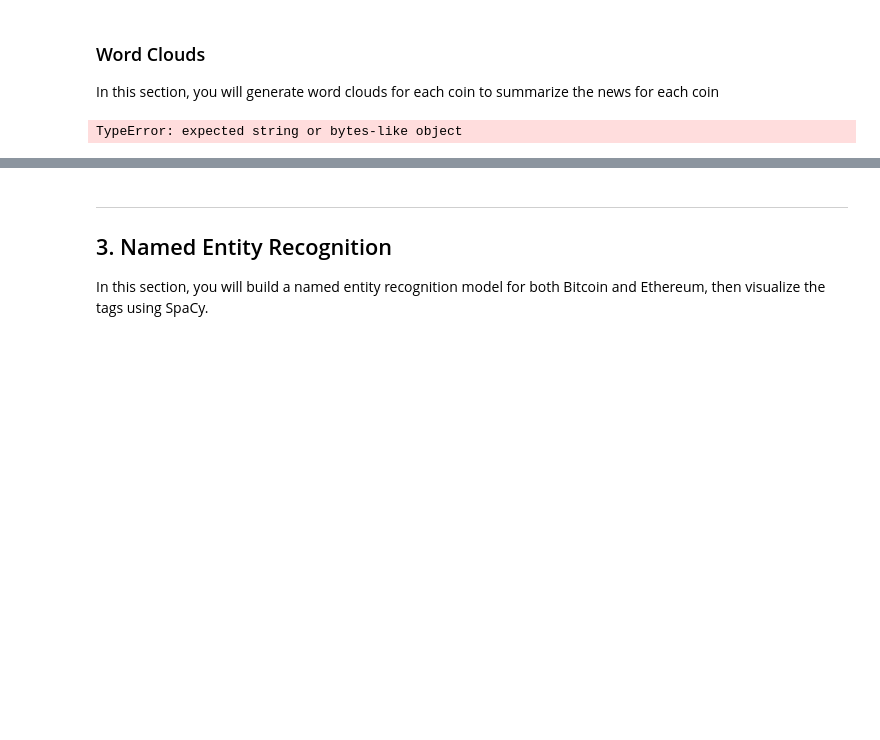
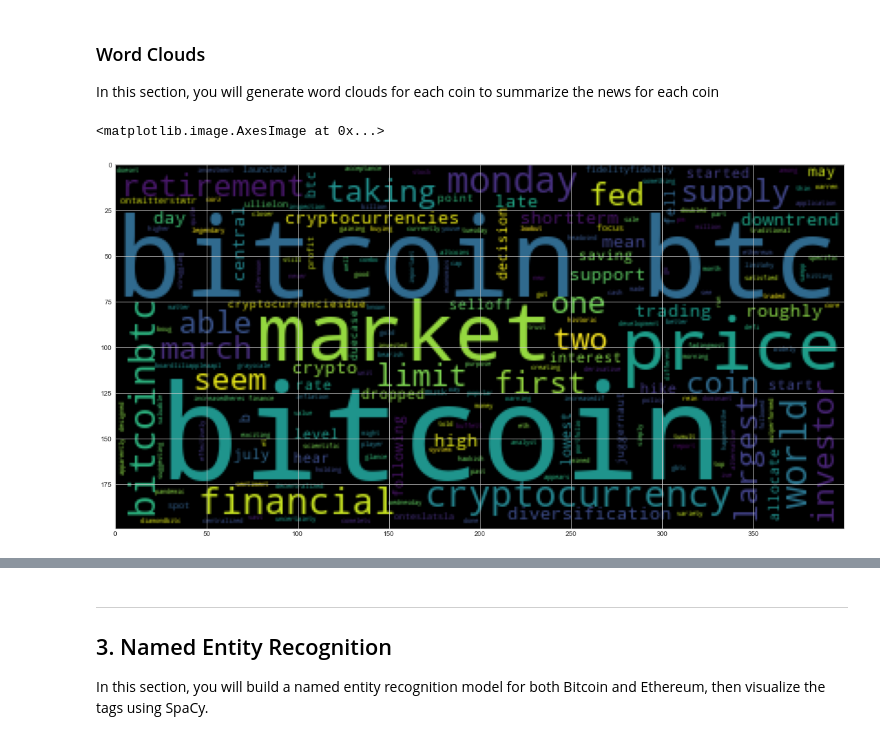
Before and after one commit to atlas-lauren/nlp_hw, a Jupyter notebook: Starter_Code/crypto_sentiment.ipynb, the cells around one changed output, grey strips where cells are left out. Drawn from its saved outputs; the diff is of its cells as text; code cells hidden in the pictures; blank space fills up the shorter version.

```diff
--- a/Starter_Code/crypto_sentiment.ipynb
+++ b/Starter_Code/crypto_sentiment.ipynb
@@ -416,8 +425,13 @@ def create_flat_token_set(df, token_column="tokens"):
+# %%
+# Using just my flat tokens I'm getting an error with the WordCloud,
+# so adding a line to better feed into what WordCloud expects.
+btc_cloud = ' '.join(btc_tokens_flat)
 # %%
 # Generate the Bitcoin word cloud
-btc_wc = WordCloud().generate(btc_tokens_flat)
+btc_wc = WordCloud().generate(btc_cloud)
 plt.imshow(btc_wc)
 # %% [output]
-TypeError: expected string or bytes-like object
+<matplotlib.image.AxesImage at 0x...>
+[figure, added]
 # %%
 # Generate the Ethereum word cloud
```
Also changed, not shown: parts of 3 cells of this notebook.
